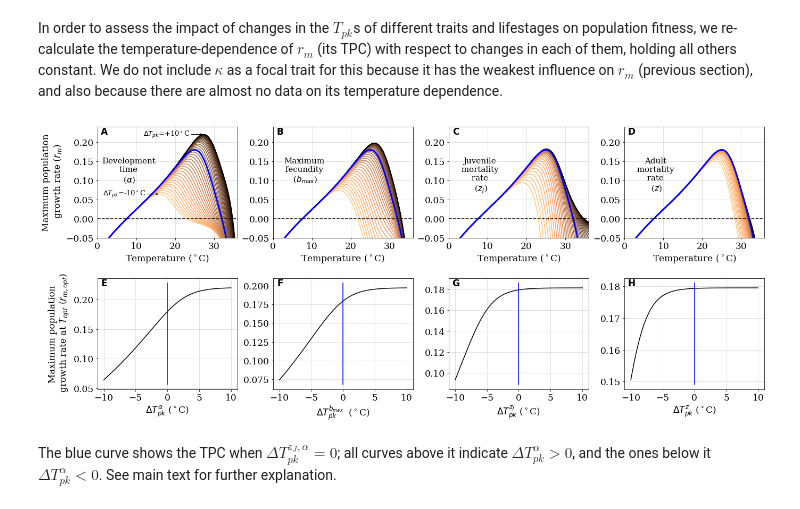
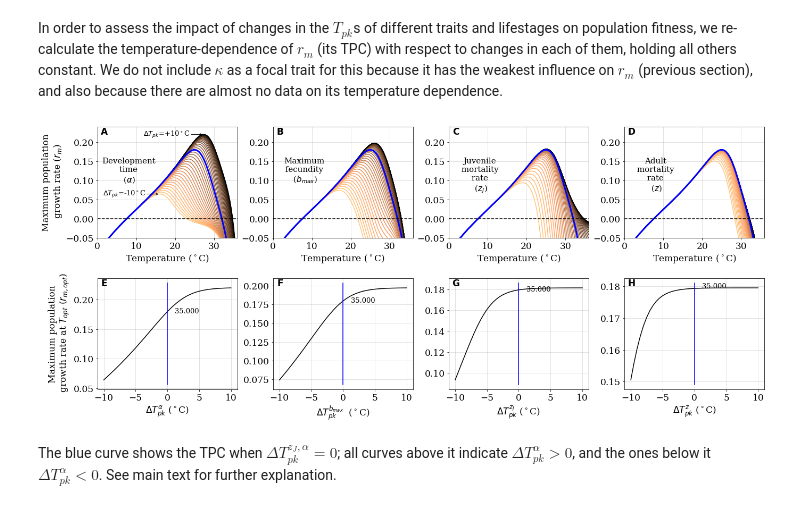
Before and after one commit to EcoEngLab/TraitMismatchPaper-main, a Jupyter notebook: code/TraitMismatch_SI.ipynb, the cells around one changed output. Drawn from its saved outputs; the diff is of its cells as text; code cells hidden in the pictures.

```diff
--- a/code/TraitMismatch_SI.ipynb
+++ b/code/TraitMismatch_SI.ipynb
@@ -618,6 +623,8 @@ T_pk_mm = T_pk_par + np.arange(-10,10.5,0.5) # new peaks
 T_ref_mm = T_ref_par
 
 r_opt_vec = ["NA"]*len(T_pk_mm)
+
+########## Fig. 2 ###############
 
 fntsiz = 17
 fig = plt.figure(figsize=(19, 8))
@@ -657,11 +664,14 @@ ax.text(ax.get_xlim()[0]+8, ax.get_ylim()[1]-.08, 'Development\n time \n'+ r' ($
         horizontalalignment='center', verticalalignment='top', fontsize=fntsiz-2)
 ax.tick_params(axis='x', labelsize=fntsiz); ax.tick_params(axis='y', labelsize=fntsiz)
 
-
 ax = fig.add_subplot(245)
 ax.set_title('E', weight="bold", fontsize=fntsiz, x=.05, y=.9,**csfont)
 ax.plot(T_pk_mm - T_pk_par, r_opt_vec, 'black')
+
+ax.text(5,0.18, "{:.3f}".format(T_pk_mm[np.where(np.gradient(r_opt_vec) == min(np.gradient(r_opt_vec)))][0]),
+                horizontalalignment='right', verticalalignment='center', fontsize=fntsiz-4)
 ax.plot([0, 0], [ax.get_ylim()[0],ax.get_ylim()[1]], color='b', linestyle='-', linewidth=1.5)
+
 ax.set_xlabel(r'$\Delta T_{pk}^\alpha$ ($^\circ$C)', fontsize=fntsiz)
 ax.set_ylabel('Maximum population\n growth rate at $T_{opt}$ ($r_{m,opt}$)', fontsize=fntsiz)
 ax.tick_params(axis='x', labelsize=fntsiz); ax.tick_params(axis='y', labelsize=fntsiz)
@@ -695,6 +705,8 @@ ax.tick_params(axis='x', labelsize=fntsiz); ax.tick_params(axis='y', labelsize=f
 ax = fig.add_subplot(246)
 ax.set_title('F', weight="bold", fontsize=fntsiz, x=.05, y=.9,**csfont)
 ax.plot(T_pk_mm - T_pk_par, r_opt_vec, 'black')
+ax.text(5,0.18, "{:.3f}".format(T_pk_mm[np.where(np.gradient(r_opt_vec) == min(np.gradient(r_opt_vec)))][0]),
+                horizontalalignment='right', verticalalignment='center', fontsize=fntsiz-4)
 ax.plot([0, 0], [ax.get_ylim()[0],ax.get_ylim()[1]], color='b', linestyle='-', linewidth=1.5)
 ax.set_xlabel(r'$\Delta T_{pk}^{b_{max}}$  ($^\circ$C)', fontsize=fntsiz)
 ax.tick_params(axis='x', labelsize=fntsiz); ax.tick_params(axis='y', labelsize=fntsiz)
@@ -728,6 +740,8 @@ ax.tick_params(axis='x', labelsize=fntsiz); ax.tick_params(axis='y', labelsize=f
 ax = fig.add_subplot(2,4,7)
 ax.set_title('G', weight="bold", fontsize=fntsiz, x=.05, y=.9,**csfont)
 ax.plot(T_pk_mm - T_pk_par, r_opt_vec, 'black')
+ax.text(5,0.18, "{:.3f}".format(T_pk_mm[np.where(np.gradient(r_opt_vec) == min(np.gradient(r_opt_vec)))][0]),
+                horizontalalignment='right', verticalalignment='center', fontsize=fntsiz-4)
 ax.plot([0, 0], [ax.get_ylim()[0],ax.get_ylim()[1]], color='b', linestyle='-', linewidth=1.5)
 ax.set_xlabel(r'$\Delta T_{pk}^{z_J}$ ($^\circ$C)', fontsize=fntsiz)
 ax.tick_params(axis='x', labelsize=fntsiz); ax.tick_params(axis='y', labelsize=fntsiz)
@@ -738,37 +752,37 @@ r_opt_vec = ["NA"]*len(T_pk_mm)
 
 ax = fig.add_subplot(2,4,4)
 ax.set_title('D', weight="bold", fontsize=fntsiz, x=.05, y=.9,**csfont)
 ax.set_prop_cycle('color',cm)
 
 for i in range(len(T_pk_mm)):
     z_mm_tmp_vec  = B_inv_lam(B_0_z,E_z,T_pk_mm[i]+273.15,T_ref_mm,E_D_z,k_par,T_vec)
     r_mm_tmp_vec = r_SP_app_lam(bmax_vec, zJ_vec, z_mm_tmp_vec, kap_vec, alp_vec)
     r_opt_vec[i] = max(r_mm_tmp_vec)
     ax.plot(T_vec-273.15, r_mm_tmp_vec, label = r'$\Delta T_{pk} = $ ' + str(i))
 
 ax.plot(T_vec-273.15, r_m_vec, 'blue', linestyle='-', linewidth = 3)
 ax.plot(T_vec-273.15, [0]*len(T_vec), "k--")
 ax.set_xlabel(r'Temperature ($^\circ$C)', fontsize=fntsiz)
 ax.set_ylim(-0.05,0.24)
 ax.set_xlim(0,36)
 ax.text(ax.get_xlim()[0]+8, ax.get_ylim()[1]-.08, 'Adult\n mortality \n rate \n'+ r' ($z$)',
         horizontalalignment='center', verticalalignment='top', fontsize=fntsiz-2)
 ax.tick_params(axis='x', labelsize=fntsiz); ax.tick_params(axis='y', labelsize=fntsiz)
 
 ax = fig.add_subplot(2,4,8)
 ax.set_title('H', weight="bold", fontsize=fntsiz, x=.05, y=.9,**csfont)
 ax.plot(T_pk_mm - T_pk_par, r_opt_vec, 'black')
+ax.text(5,0.18, "{:.3f}".format(T_pk_mm[np.where(np.gradient(r_opt_vec) == min(np.gradient(r_opt_vec)))][0]),
+                horizontalalignment='right', verticalalignment='center', fontsize=fntsiz-4)
 ax.plot([0, 0], [ax.get_ylim()[0],ax.get_ylim()[1]], color='b', linestyle='-', linewidth=1.5)
 ax.set_xlabel(r'$\Delta T_{pk}^z$ ($^\circ$C)', fontsize=fntsiz)
 ax.tick_params(axis='x', labelsize=fntsiz); ax.tick_params(axis='y', labelsize=fntsiz)
 
 fig.tight_layout()
 
-# plt.subplots_adjust(wspace=0.3, hspace=.4)
-
-plt.savefig('../results/ThermMM.pdf')
+plt.savefig('../results/ThermMM.pdf', bbox_inches='tight')
 # %% [output]
-[figure, old version]
+[figure, new version]
 # %% [markdown]
 The blue curve shows the TPC when $\Delta T_{pk}^{z_J,\alpha} = 0$; all curves above it indicate $\Delta T_{pk}^\alpha > 0$, and the ones below it $\Delta T_{pk}^\alpha < 0$. See main text for further explanation.
 # %% [markdown]
```
Also changed, not shown: parts of 23 cells of this notebook, 1 other file.
